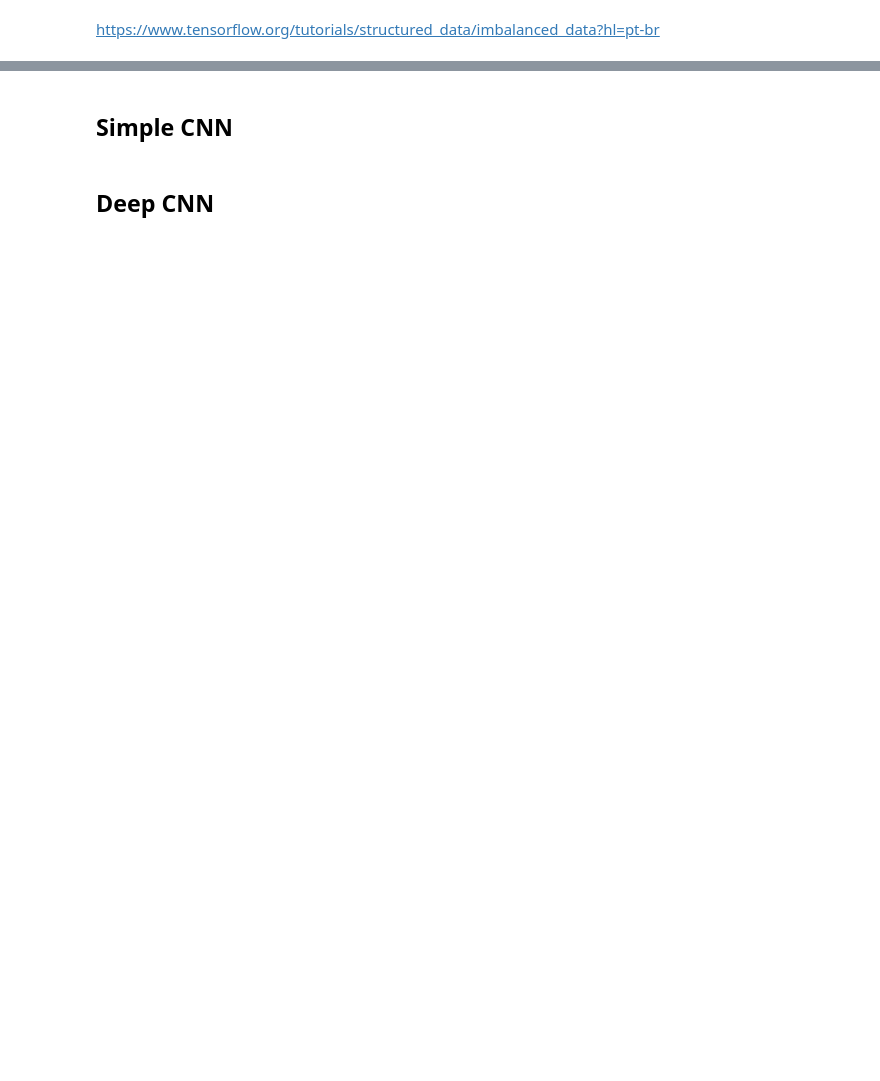
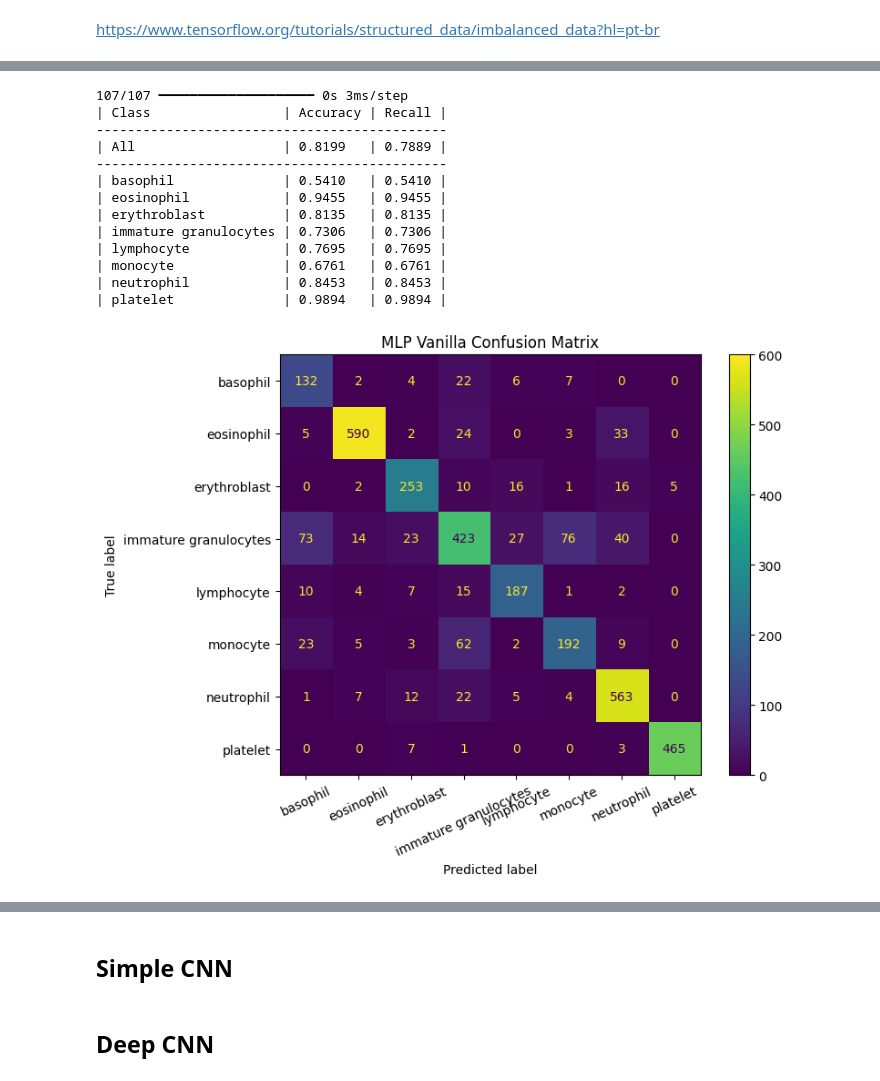
Before and after one commit to TiagoCAAmorim/machine_learning, a Jupyter notebook: Lista03/Lista03.ipynb, the cells around one changed output, grey strips where cells are left out. Drawn from its saved outputs; the diff is of its cells as text; code cells hidden in the pictures; blank space fills up the shorter version.

```diff
--- a/Lista03/Lista03.ipynb
+++ b/Lista03/Lista03.ipynb
@@ -414,2 +449,19 @@ mlp_models['Vanilla'].pre
+# %%
+model_summary(mlp_models["Vanilla"], X_test, y_test, labels, "MLP Vanilla", "vanilla_mlp.png")
+# %% [output]
+107/107 ━━━━━━━━━━━━━━━━━━━━ 0s 3ms/step
+| Class                 | Accuracy | Recall |
+---------------------------------------------
+| All                   | 0.8199   | 0.7889 |
+---------------------------------------------
+| basophil              | 0.5410   | 0.5410 |
+| eosinophil            | 0.9455   | 0.9455 |
+| erythroblast          | 0.8135   | 0.8135 |
+| immature granulocytes | 0.7306   | 0.7306 |
+| lymphocyte            | 0.7695   | 0.7695 |
+| monocyte              | 0.6761   | 0.6761 |
+| neutrophil            | 0.8453   | 0.8453 |
+| platelet              | 0.9894   | 0.9894 |
+[figure, added]
 # %%
 def update_dict(ref_dict, new_dict):
```
Also changed, not shown: parts of 30 cells of this notebook, 10 other files.
